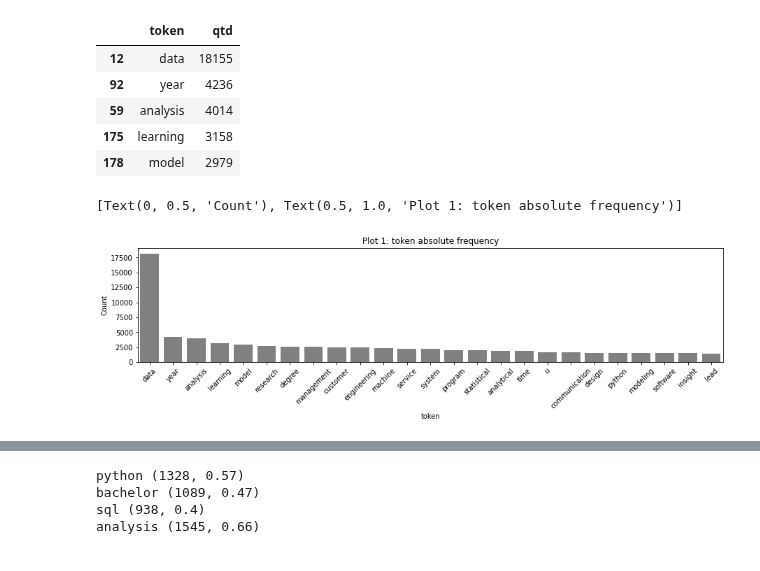
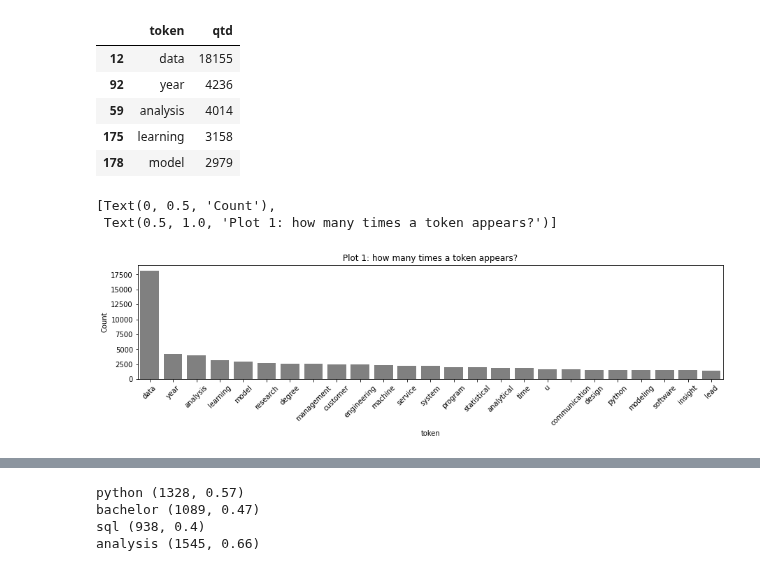
Before and after one commit to rknagao/studies, a Jupyter notebook: skills_keywords/notebook.ipynb, the cells around one changed output, grey strips where cells are left out. Drawn from its saved outputs; the diff is of its cells as text; code cells hidden in the pictures.

```diff
--- a/skills_keywords/notebook.ipynb
+++ b/skills_keywords/notebook.ipynb
@@ -298,12 +298,13 @@ df_freq.head()
 # %%
 # Plot
 plt.figure(figsize=(15, 3))
 fig = sns.barplot(data=df_freq.head(25), x='token', y='qtd', color='gray')
 fig.tick_params(axis='x', rotation=45)
-fig.set(ylabel='Count', title='Plot 1: token absolute frequency')
+fig.set(ylabel='Count', title='Plot 1: how many times a token appears?')
 # %% [output]
-[Text(0, 0.5, 'Count'), Text(0.5, 1.0, 'Plot 1: token absolute frequency')]
+[Text(0, 0.5, 'Count'),
+ Text(0.5, 1.0, 'Plot 1: how many times a token appears?')]
-[figure, old version]
+[figure, new version]
 # %%
 # Checking in how many jobs a specific term is present.
 def jobs_with_token(df, term):
```
Also changed, not shown: parts of 7 cells of this notebook.
